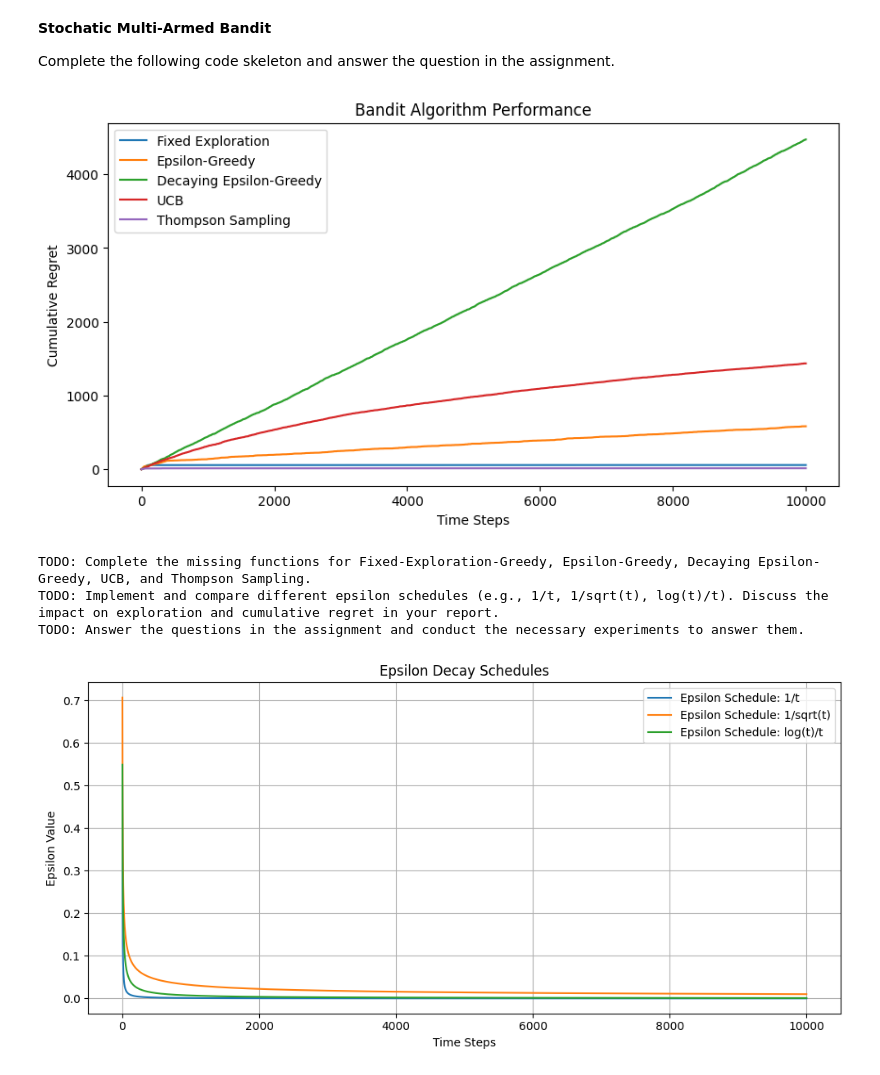
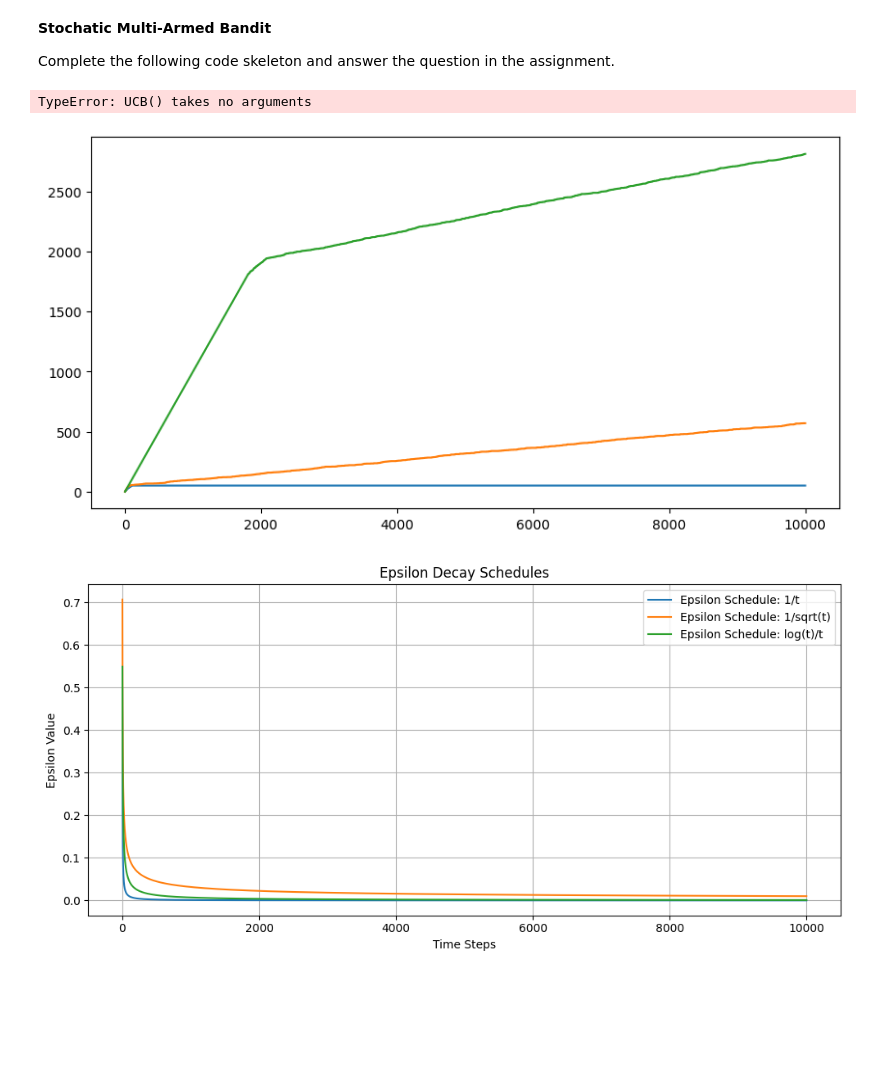
Before and after one commit to omerkarahasanoglu/Research-Skills, a Jupyter notebook: MAB_Assignment.ipynb, the cells around one changed output. Drawn from its saved outputs; the diff is of its cells as text; code cells hidden in the pictures; blank space fills up the shorter version.

```diff
--- a/MAB_Assignment.ipynb
+++ b/MAB_Assignment.ipynb
@@ -8,7 +8,7 @@ import matplotlib.pyplot as plt
 
 # Bandit Environment
 class BanditEnvironment:
-    def __init__(self, num_arms, reward_means):
+    def _init_(self, num_arms, reward_means):
         self.num_arms = num_arms
         self.reward_means = reward_means
 
@@ -81,10 +81,10 @@ class EpsilonGreedyDecaying:
         self.t += 1
 
 # ==========================
-# UCB Algorithm (TODO: Complete selection function)
+# UCB Algorithm
 # ==========================
 class UCB:
-    def __init__(self, num_arms, c):
+    def _init_(self, num_arms, c):
         self.num_arms = num_arms
         self.c = c
         self.counts = np.zeros(num_arms)
@@ -97,7 +97,7 @@ class UCB:
             if self.counts[arm] == 0:
                 return arm
 
-        ucb_values = self.values + self.c * np.sqrt(np.log(self.t) / self.counts)
+        ucb_values = self.values + np.sqrt(np.log(1 / self.c) / (2 * self.counts)) # you might want to modify the form
         return np.argmax(ucb_values)
 
     def update(self, arm, reward):
@@ -106,16 +106,19 @@ class UCB:
         self.t += 1
 
 # ==========================
-# Thompson Sampling Algorithm (TODO: Implement Thompson Sampling)
+# Thompson Sampling Algorithm
 # ==========================
 class ThompsonSampling:
-    def __init__(self, num_arms):
+    def _init_(self, num_arms, alpha_prior = 1, beta_prior = 1):
         self.num_arms = num_arms
-        self.successes = np.zeros(num_arms)
-        self.failures = np.zeros(num_arms)
+        # modified to take care of the prior distrituion affectively
+        self.successes = np.ones(num_arms) * alpha_prior
+        self.failures = np.ones(num_arms) * beta_prior
+
 
     def select_arm(self):
-        samples = [np.random.beta(self.successes[i] + 1, self.failures[i] + 1) for i in range(self.num_arms)]
+        samples = [np.random.beta(self.successes[i], self.failures[i]) for i in range(self.num_arms)]
+
         return np.argmax(samples)
 
     def update(self, arm, reward):
@@ -162,37 +165,35 @@ plt.plot(fixed_exploration_regret, label='Fixed Exploration')
 
 # Run and plot ε-Greedy
 epsilon_greedy_regret = run_experiment(EpsilonGreedy, {'num_arms': num_arms, 'epsilon': 0.1}, env, num_steps)
 plt.plot(epsilon_greedy_regret, label='Epsilon-Greedy')
 
 # Run and plot Decaying ε-Greedy
 decaying_epsilon_greedy_regret = run_experiment(EpsilonGreedyDecaying, {'num_arms': num_arms, 'epsilon_schedule': epsilon_schedule}, env, num_steps)
 plt.plot(decaying_epsilon_greedy_regret, label='Decaying Epsilon-Greedy')
 
 # Run and plot UCB
 ucb_regret = run_experiment(UCB, {'num_arms': num_arms, 'c': 4}, env, num_steps)
 plt.plot(ucb_regret, label='UCB')
 
 # Run and plot Thompson Sampling
 thompson_regret = run_experiment(ThompsonSampling, {'num_arms': num_arms}, env, num_steps)
 plt.plot(thompson_regret, label='Thompson Sampling')
 
 plt.xlabel("Time Steps")
 plt.ylabel("Cumulative Regret")
 plt.legend()
 plt.title("Bandit Algorithm Performance")
 plt.show()
 
 # ==========================
 # Instructions for Students
 # ==========================
 print("TODO: Complete the missing functions for Fixed-Exploration-Greedy, Epsilon-Greedy, Decaying Epsilon-Greedy, UCB, and Thompson Sampling.")
 print("TODO: Implement and compare different epsilon schedules (e.g., 1/t, 1/sqrt(t), log(t)/t). Discuss the impact on exploration and cumulative regret in your report.")
 print("TODO: Answer the questions in the assignment and conduct the necessary experiments to answer them.")
 # %% [output]
+TypeError: UCB() takes no arguments
-[figure, old version]
+[figure, new version]
-TODO: Complete the missing functions for Fixed-Exploration-Greedy, Epsilon-Greedy, Decaying Epsilon-Greedy, UCB, and Thompson Sampling.
-TODO: Implement and compare different epsilon schedules (e.g., 1/t, 1/sqrt(t), log(t)/t). Discuss the impact on exploration and cumulative regret in your report.
-TODO: Answer the questions in the assignment and conduct the necessary experiments to answer them.
 # %%
 num_steps = 10000
 t_values = np.arange(1, num_steps + 1)
```
Also changed, not shown: parts of 3 cells of this notebook, 1 other file.
